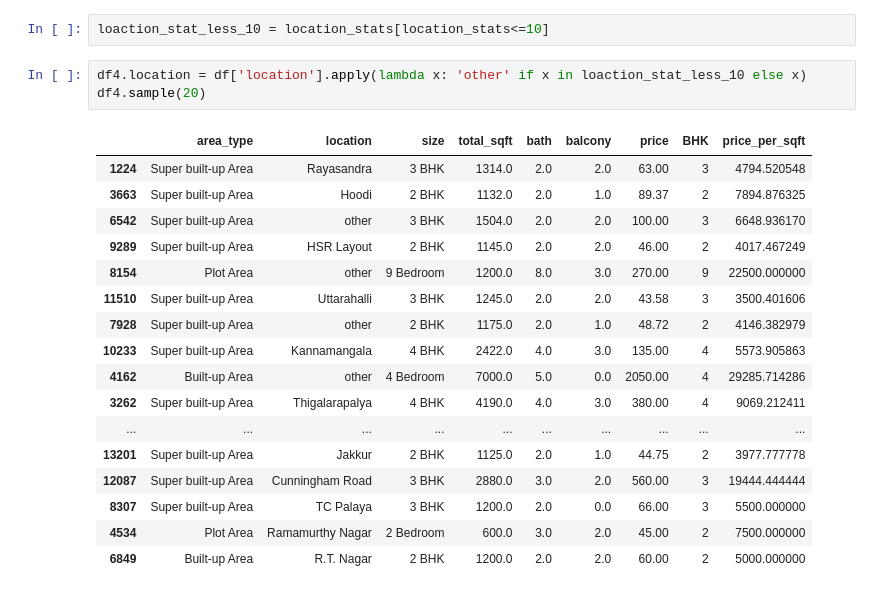
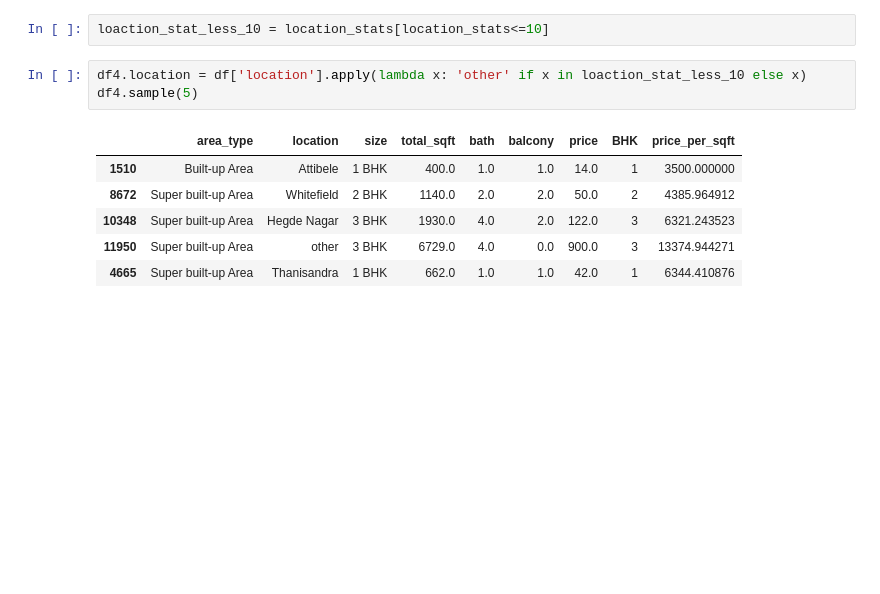
Before and after one commit to WazedKhan/Real-Estate-Price-Prediction, a Jupyter notebook: Price Prediction.ipynb, the cells around one changed output. Cells and saved outputs as stored; diff of their text form; blank space fills up the shorter version.

```diff
--- a/Price Prediction.ipynb
+++ b/Price Prediction.ipynb
@@ -203,22 +203,11 @@ Name: location, Length: 1293, dtype: int64
 loaction_stat_less_10 = location_stats[location_stats<=10]
 # %%
 df4.location = df['location'].apply(lambda x: 'other' if x in loaction_stat_less_10 else x)
-df4.sample(20)
+df4.sample(5)
 # %% [output]
 |  | area_type | location | size | total_sqft | bath | balcony | price | BHK | price_per_sqft |
-| 1224 | Super built-up Area | Rayasandra | 3 BHK | 1314.0 | 2.0 | 2.0 | 63.00 | 3 | 4794.520548 |
-| 3663 | Super built-up Area | Hoodi | 2 BHK | 1132.0 | 2.0 | 1.0 | 89.37 | 2 | 7894.876325 |
-| 6542 | Super built-up Area | other | 3 BHK | 1504.0 | 2.0 | 2.0 | 100.00 | 3 | 6648.936170 |
-| 9289 | Super built-up Area | HSR Layout | 2 BHK | 1145.0 | 2.0 | 2.0 | 46.00 | 2 | 4017.467249 |
-| 8154 | Plot Area | other | 9 Bedroom | 1200.0 | 8.0 | 3.0 | 270.00 | 9 | 22500.000000 |
-| 11510 | Super built-up Area | Uttarahalli | 3 BHK | 1245.0 | 2.0 | 2.0 | 43.58 | 3 | 3500.401606 |
-| 7928 | Super built-up Area | other | 2 BHK | 1175.0 | 2.0 | 1.0 | 48.72 | 2 | 4146.382979 |
-| 10233 | Super built-up Area | Kannamangala | 4 BHK | 2422.0 | 4.0 | 3.0 | 135.00 | 4 | 5573.905863 |
-| 4162 | Built-up Area | other | 4 Bedroom | 7000.0 | 5.0 | 0.0 | 2050.00 | 4 | 29285.714286 |
-| 3262 | Super built-up Area | Thigalarapalya | 4 BHK | 4190.0 | 4.0 | 3.0 | 380.00 | 4 | 9069.212411 |
-| ... | ... | ... | ... | ... | ... | ... | ... | ... | ... |
-| 13201 | Super built-up Area | Jakkur | 2 BHK | 1125.0 | 2.0 | 1.0 | 44.75 | 2 | 3977.777778 |
-| 12087 | Super built-up Area | Cunningham Road | 3 BHK | 2880.0 | 3.0 | 2.0 | 560.00 | 3 | 19444.444444 |
-| 8307 | Super built-up Area | TC Palaya | 3 BHK | 1200.0 | 2.0 | 0.0 | 66.00 | 3 | 5500.000000 |
-| 4534 | Plot Area | Ramamurthy Nagar | 2 Bedroom | 600.0 | 3.0 | 2.0 | 45.00 | 2 | 7500.000000 |
-| 6849 | Built-up Area | R.T. Nagar | 2 BHK | 1200.0 | 2.0 | 2.0 | 60.00 | 2 | 5000.000000 |
+| 1510 | Built-up Area | Attibele | 1 BHK | 400.0 | 1.0 | 1.0 | 14.0 | 1 | 3500.000000 |
+| 8672 | Super built-up Area | Whitefield | 2 BHK | 1140.0 | 2.0 | 2.0 | 50.0 | 2 | 4385.964912 |
+| 10348 | Super built-up Area | Hegde Nagar | 3 BHK | 1930.0 | 4.0 | 2.0 | 122.0 | 3 | 6321.243523 |
+| 11950 | Super built-up Area | other | 3 BHK | 6729.0 | 4.0 | 0.0 | 900.0 | 3 | 13374.944271 |
+| 4665 | Super built-up Area | Thanisandra | 1 BHK | 662.0 | 1.0 | 1.0 | 42.0 | 1 | 6344.410876 |
```
Also changed, not shown: parts of 25 cells of this notebook.
